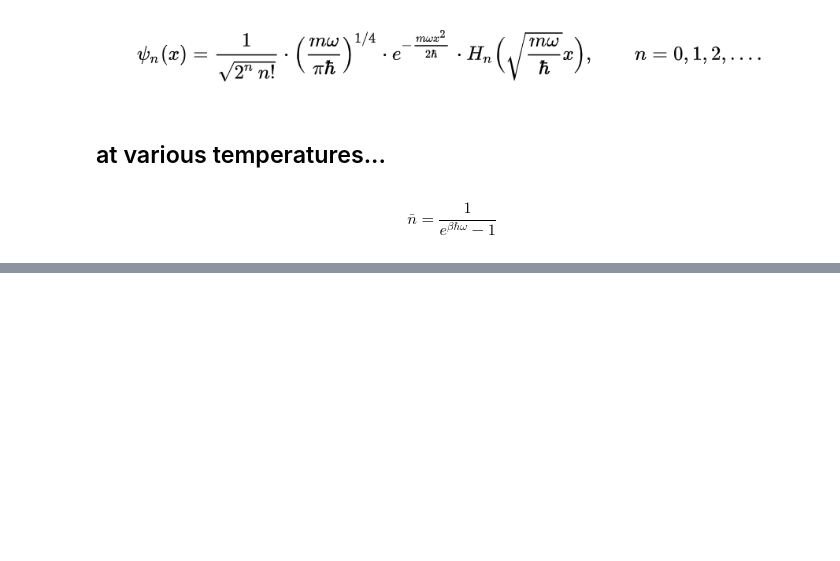
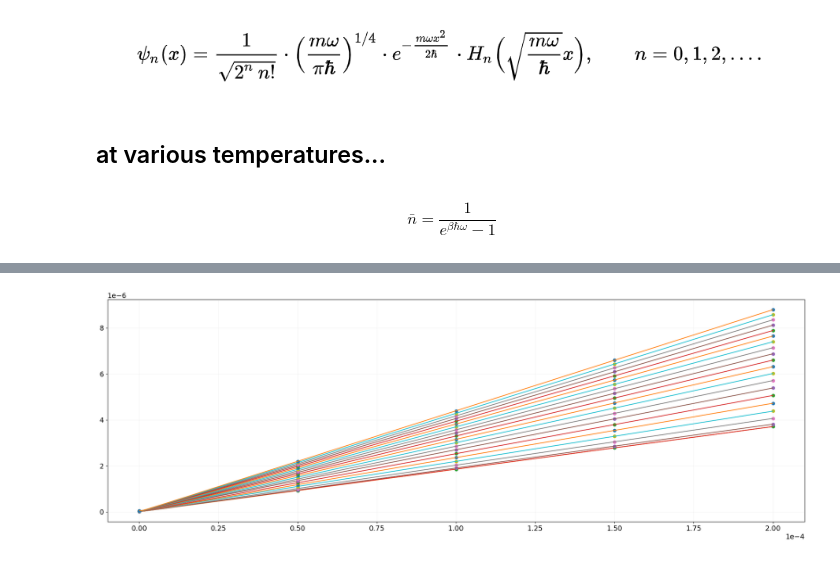
Before and after one commit to aquirdTurtle/Data-Analysis-Code, a Jupyter notebook: BEC_Imaging_Simulations.ipynb, the cells around one changed output, grey strips where cells are left out. Saved outputs shown, nothing was run; the diff lists cells and outputs as text; code cells hidden in the pictures; blank space fills up the shorter version.

Commit message:
misc new files

```diff
--- a/BEC_Imaging_Simulations.ipynb
+++ b/BEC_Imaging_Simulations.ipynb
@@ -724,19 +729,20 @@ def SchrodingerPropagateExcited(nx, ny, picSize=30e-6, fit=False, maxtime=2e-4,
         vavgs.append(v_)
     return images, fits, havgs, vavgs, pixsize, times
 # %%
-def incoherentSum(nx, ny, coeffs, picSize=30e-6, fit=False, maxtime=2e-4, numtimes=100, waistAsymFactor=1,
-                  numPts=1000):
+def incoherentSum(nx, ny, coeffs, picSize=30e-6, fit=False, maxtime=2e-4, numtimes=100,
+                  numPts=1000, nu=150e3, clear=False):
     if (type(nx) != type(ny)) or (type(nx) != list and type(nx) != type(np.array([]))):
         raise RuntimeError("Expected lists for nx and ny")
     assert(len(nx)==len(ny)==len(coeffs))
     images_total, havgs_total, vavgs_total = [[] for _ in range(3)]
     for stateNum, (nx_, ny_) in enumerate(zip(nx, ny)):
-        res = SchrodingerPropagateExcited(nx_, ny_, picSize, fit, maxtime, numtimes, waistAsymFactor,
-                                          numpts=numPts)
+        misc.loopProgress(stateNum, len(nx), "Incoherent Sum Progress: ", clear=clear)
+        res = SchrodingerPropagateExcited(nx_, ny_, picSize, fit, maxtime, numtimes,
+                                          numpts=numPts, nu=nu, clear=clear)
         images, fits, havgs, vavgs, pixsize, times = res
         images_total.append(coeffs[stateNum]*np.array(images))
-        havgs_total.append(havgs)
-        vavgs_total.append(vavgs)
+        havgs_total.append(coeffs[stateNum]*np.array(havgs))
+        vavgs_total.append(coeffs[stateNum]*np.array(vavgs))
     imageAvg = np.mean(images_total, 0)
     havgsAvg = np.mean(havgs_total,0)
     vavgsAvg = np.mean(vavgs_total,0)
@@ -757,0 +768,10 @@ def getnpops(Temp, calcLength=10):
+# %%
+calclen = 20
+reses = []
+temps = np.linspace(0,20e-6,21)
+for tempNum, temp in enumerate(temps):
+    misc.loopProgress(tempNum, len(temps), "Different Temperatures Progress: ", True)
+    res = incoherentSum( np.arange(calclen),np.zeros(int(calclen), dtype=int), getnpops(temp, calclen),
+                         numtimes=5, picSize=7e-5, numPts=4500 )
+    images, fits, havgs, vavgs, pixsize, times, images_total = res
+    reses.append([havgs, vavgs])
@@ -757,0 +796,6 @@ def getnpops(Temp, calcLength=10):
+# %%
+calclen = 20
+temp=20e-6
+res = incoherentSum(np.arange(calclen),np.zeros(int(calclen), dtype=int), getnpops(temp, calclen),
+                    numtimes=5, picSize=5e-5, numPts=3000)
+images, fits, havgs, vavgs, pixsize, times, images_total = res
@@ -757,0 +808,18 @@ def getnpops(Temp, calcLength=10):
+# %%
+fig, ax = plt.subplots()
+fitTimes = np.linspace(min(times),max(times),1000)
+apparentTemperatures = []
+for res in reses:
+    #print(res[0][0])
+    sigmas = []
+    for vline in res[1]:
+        xv = np.arange(len(vline))
+        popt, covs = opt.curve_fit(bump.f, xv, vline, p0=bump.guess(xv, vline))
+        sigmas.append(popt[-2]*pixsize)
+    tempRes = ah.calcBallisticTemperature(times,sigmas, guess=[0,10e-9,1e-6]);
+    #print(sigmas)
+    ax.plot(times, sigmas,'o')
+    ax.plot(fitTimes, LargeBeamMotExpansion.f(fitTimes,*tempRes[1]))
+    apparentTemperatures.append(tempRes[0])
+# %% [output]
+[figure, added]
```
Also changed, not shown: parts of 51 cells of this notebook, 7 other files.
